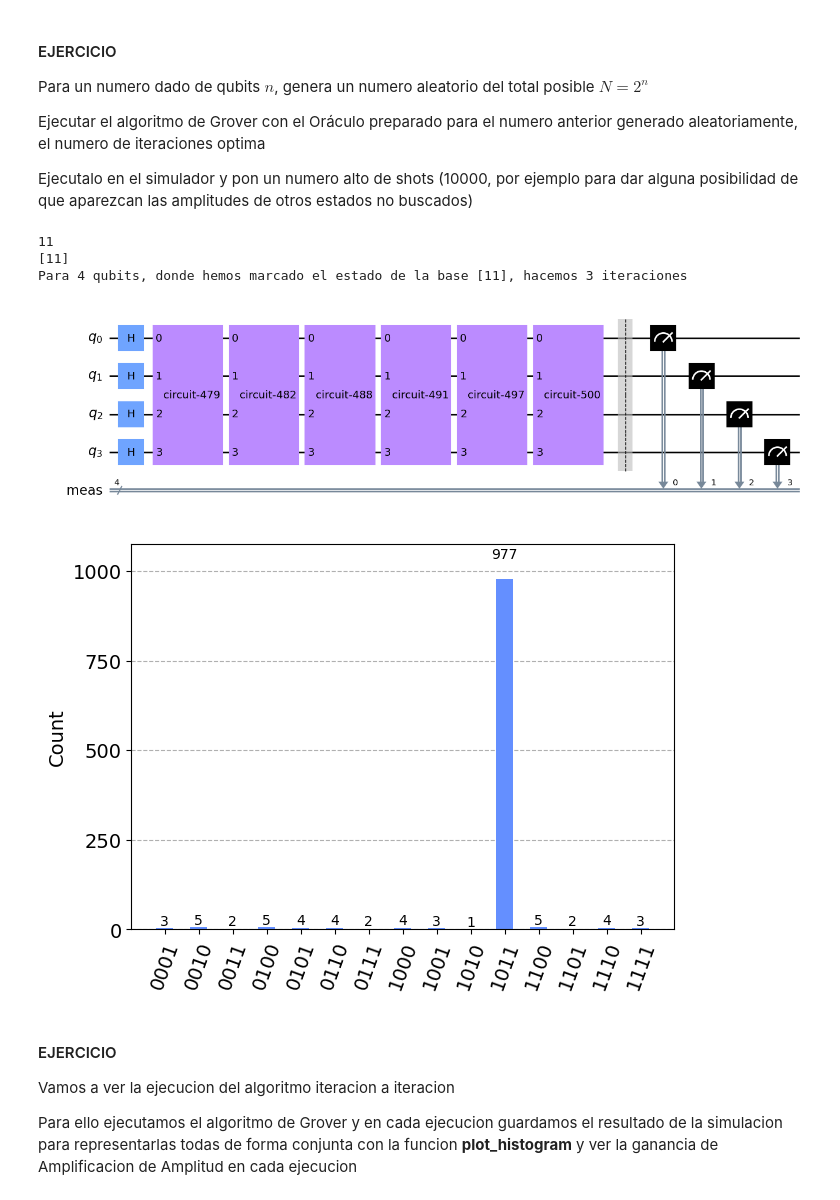
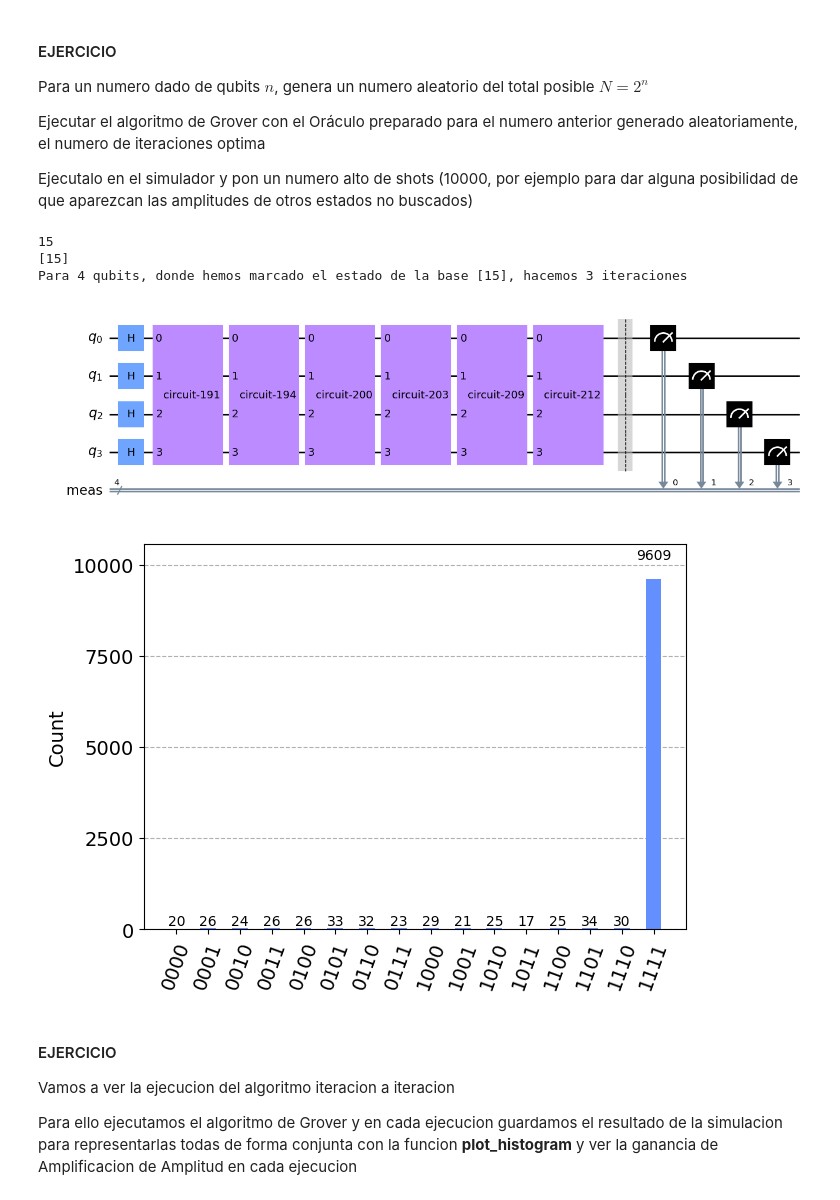
Before and after one commit to Mariomc10/AlgoritmosCuanticos, a Jupyter notebook: 09_Grover.ipynb, the cells around one changed output. Cells and saved outputs as stored; diff of their text form; code cells hidden in the pictures.

```diff
--- a/09_Grover.ipynb
+++ b/09_Grover.ipynb
@@ -167,15 +166,13 @@ La funcion que construye el oráculo de fase debe de devolver el circuito que se
 def phase_oracle(n, indices_to_mark, name="Oracle"):
     # n num qubits del circuito
     # indices_to_mark lista de indices de la diagonal que marcamos a -1 (podemos marcar mas de un indice para la busqueda)
-    U = np.identity(2**n)
+    U = np.eye(2**n)
 
     for ind in indices_to_mark:
         U[ind,ind] = -1
 
-    unitaria = Operator(U)
-
     qc = QuantumCircuit(n)
-    qc.unitary(unitaria,range(n))
+    qc.unitary(U,range(n))
 
     return qc
 # %% [markdown]
@@ -284,25 +281,25 @@ Ejecutalo en el simulador y pon un numero alto de shots (10000, por ejemplo para
 # %%
 n = 4
 
 x = np.random.randint(2**n)
 print(x)
 marked = [x]
 print(marked)
 
 circ = grover(n,marked)
 display(circ.draw("mpl"))
 
 simulador = Aer.get_backend("aer_simulator")
 tcirc = transpile(circ,simulador)
-job = simulador.run(tcirc).result()
+job = simulador.run(tcirc,shots = 10000).result()
 
 display(plot_histogram(job.get_counts()))
 # %% [output]
-11
-[11]
-Para 4 qubits, donde hemos marcado el estado de la base [11], hacemos 3 iteraciones
+15
+[15]
+Para 4 qubits, donde hemos marcado el estado de la base [15], hacemos 3 iteraciones
 [figure]
-[figure, old version]
+[figure, new version]
 # %% [markdown]
 #### EJERCICIO
 
```
Also changed, not shown: parts of 7 cells of this notebook.
